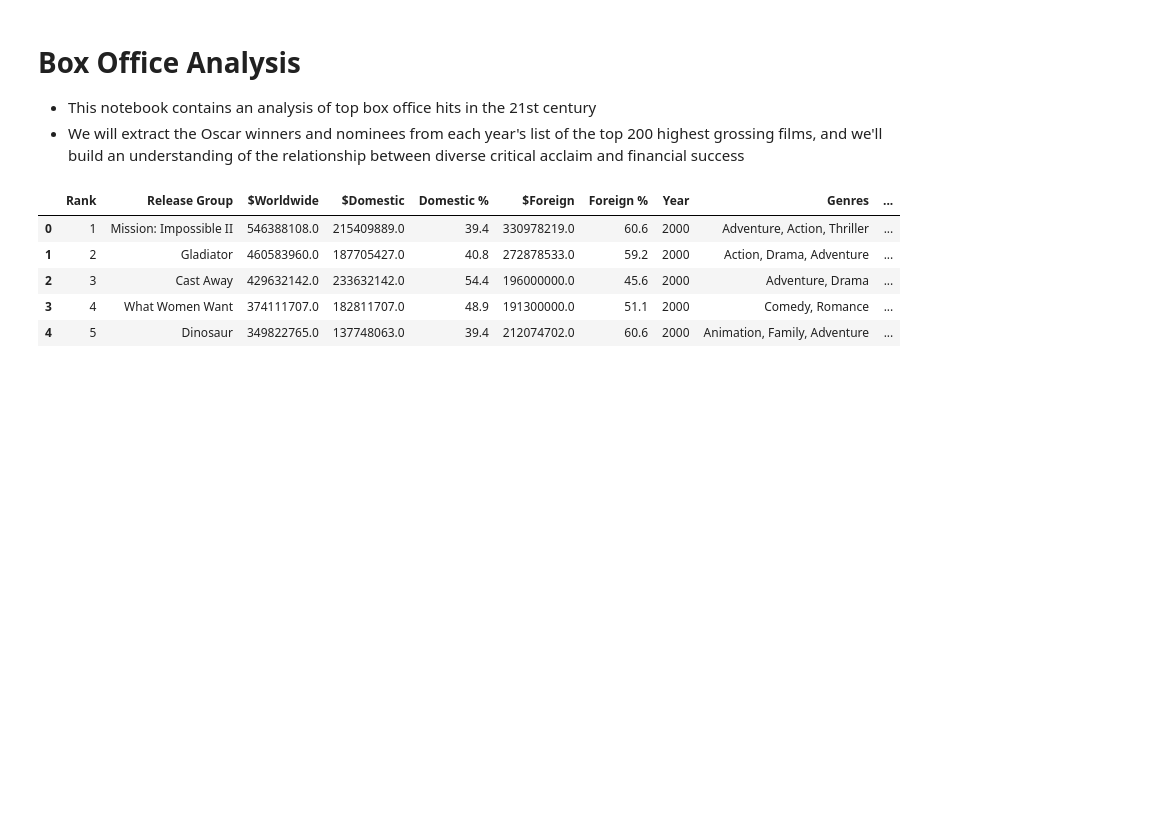
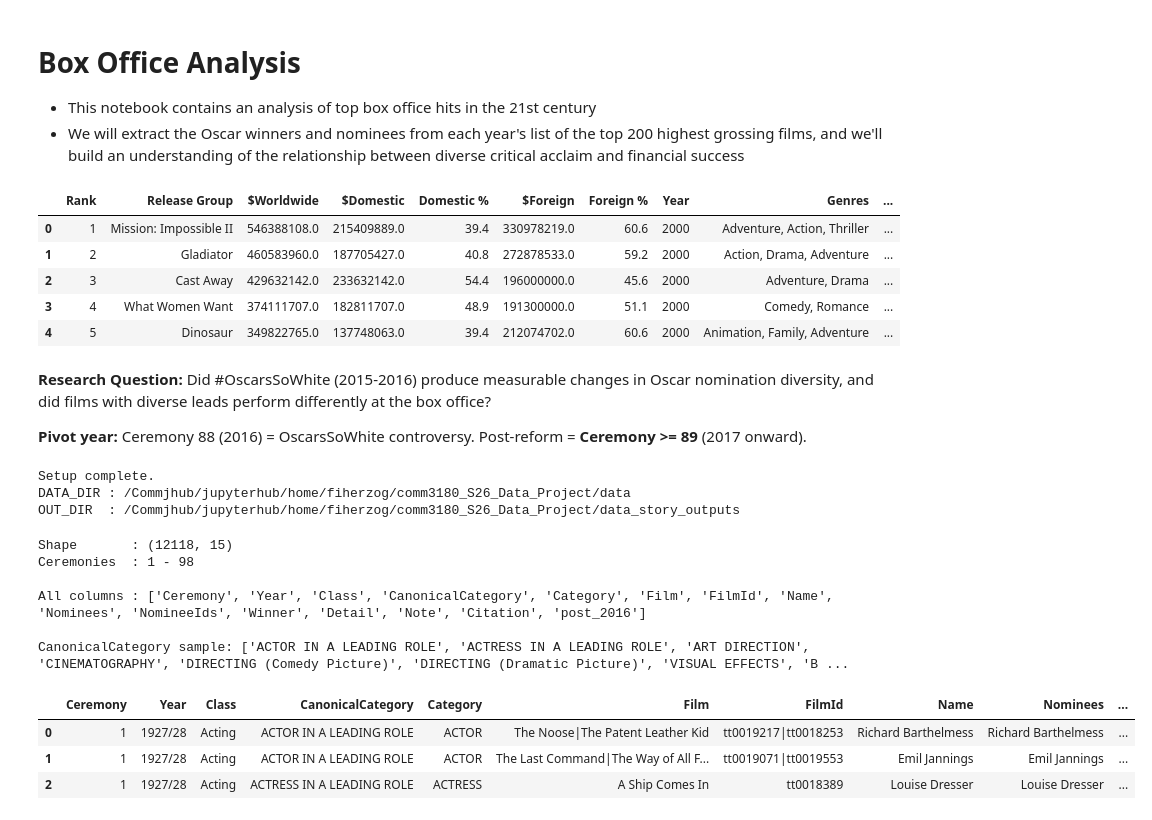
Before and after one commit to nmaharaj28/comm3180_S26_Data_Project, a Jupyter notebook: data_analysis/oscars_box_office.ipynb, the cells around one changed output. Drawn from its saved outputs; the diff is of its cells as text; code cells hidden in the pictures; blank space fills up the shorter version.

```diff
--- a/data_analysis/oscars_box_office.ipynb
+++ b/data_analysis/oscars_box_office.ipynb
@@ -18,3 +18,71 @@ box_office.head(5)
 | 2 | 3 | Cast Away | 429632142.0 | 233632142.0 | 54.4 | 196000000.0 | 45.6 | 2000 | Adventure, Drama | ... |
 | 3 | 4 | What Women Want | 374111707.0 | 182811707.0 | 48.9 | 191300000.0 | 51.1 | 2000 | Comedy, Romance | ... |
 | 4 | 5 | Dinosaur | 349822765.0 | 137748063.0 | 39.4 | 212074702.0 | 60.6 | 2000 | Animation, Family, Adventure | ... |
+# %% [markdown]
+**Research Question:** Did #OscarsSoWhite (2015-2016) produce measurable changes in Oscar nomination diversity, and did films with diverse leads perform differently at the box office?
+
+**Pivot year:** Ceremony 88 (2016) = OscarsSoWhite controversy. Post-reform = **Ceremony >= 89** (2017 onward).
+# %%
+# -- 0. Setup & Imports -------------------------------------------------
+import pandas as pd
+import numpy as np
+import matplotlib.pyplot as plt
+import matplotlib.patches as mpatches
+import matplotlib.ticker as mticker
+import seaborn as sns
+from scipy import stats
+import re, os, warnings
+warnings.filterwarnings('ignore')
+
+# Paths -- notebook lives in data_analysis/, data is one level up
+DATA_DIR = '../data/'
+OUT_DIR  = '../data_story_outputs/'
+os.makedirs(OUT_DIR, exist_ok=True)
+
+# Color palette
+C = {
+    'pre'  : '#8B9DC3',  # muted blue  -- pre-2016
+    'post' : '#E8A838',  # amber       -- post-2016
+    'poc'  : '#E53E3E',  # red         -- POC lead
+    'white': '#CBD5E0',  # light grey  -- white lead
+    'dark' : '#2D3748',
+}
+plt.rcParams.update({
+    'axes.spines.top'  : False,
+    'axes.spines.right': False,
+    'font.family'      : 'sans-serif',
+    'axes.titlesize'   : 12,
+    'axes.labelsize'   : 10,
+})
+
+print('Setup complete.')
+print('DATA_DIR :', os.path.abspath(DATA_DIR))
+print('OUT_DIR  :', os.path.abspath(OUT_DIR))
+# %% [output]
+Setup complete.
+DATA_DIR : /Commjhub/jupyterhub/home/fiherzog/comm3180_S26_Data_Project/data
+OUT_DIR  : /Commjhub/jupyterhub/home/fiherzog/comm3180_S26_Data_Project/data_story_outputs
+# %%
+# -- 1a. Oscar nominations (tab-separated) ------------------------------
+oscars = pd.read_csv(DATA_DIR + 'oscars.csv', sep='\t', encoding='utf-8')
+
+# Known structure: Ceremony, Year, Category, CanonicalCategory, Film, Name, Winner, FilmId
+oscars['Winner']    = oscars['Winner'].fillna(False).astype(bool)
+oscars['post_2016'] = oscars['Ceremony'] >= 89  # Ceremony 89 = 2017 awards show
+
+print(f'Shape       : {oscars.shape}')
+print(f'Ceremonies  : {oscars["Ceremony"].min()} - {oscars["Ceremony"].max()}')
+print('\nAll columns :', oscars.columns.tolist())
+print('\nCanonicalCategory sample:', oscars['CanonicalCategory'].unique()[:8].tolist())
+oscars.head(3)
+# %% [output]
+Shape       : (12118, 15)
+Ceremonies  : 1 - 98
+
+All columns : ['Ceremony', 'Year', 'Class', 'CanonicalCategory', 'Category', 'Film', 'FilmId', 'Name', 'Nominees', 'NomineeIds', 'Winner', 'Detail', 'Note', 'Citation', 'post_2016']
+
+CanonicalCategory sample: ['ACTOR IN A LEADING ROLE', 'ACTRESS IN A LEADING ROLE', 'ART DIRECTION', 'CINEMATOGRAPHY', 'DIRECTING (Comedy Picture)', 'DIRECTING (Dramatic Picture)', 'VISUAL EFFECTS', 'B ...
+|  | Ceremony | Year | Class | CanonicalCategory | Category | Film | FilmId | Name | Nominees | ... |
+| 0 | 1 | 1927/28 | Acting | ACTOR IN A LEADING ROLE | ACTOR | The Noose|The Patent Leather Kid | tt0019217|tt0018253 | Richard Barthelmess | Richard Barthelmess | ... |
+| 1 | 1 | 1927/28 | Acting | ACTOR IN A LEADING ROLE | ACTOR | The Last Command|The Way of All F... | tt0019071|tt0019553 | Emil Jannings | Emil Jannings | ... |
+| 2 | 1 | 1927/28 | Acting | ACTRESS IN A LEADING ROLE | ACTRESS | A Ship Comes In | tt0018389 | Louise Dresser | Louise Dresser | ... |
```
Also changed, not shown: parts of 12 cells of this notebook.
